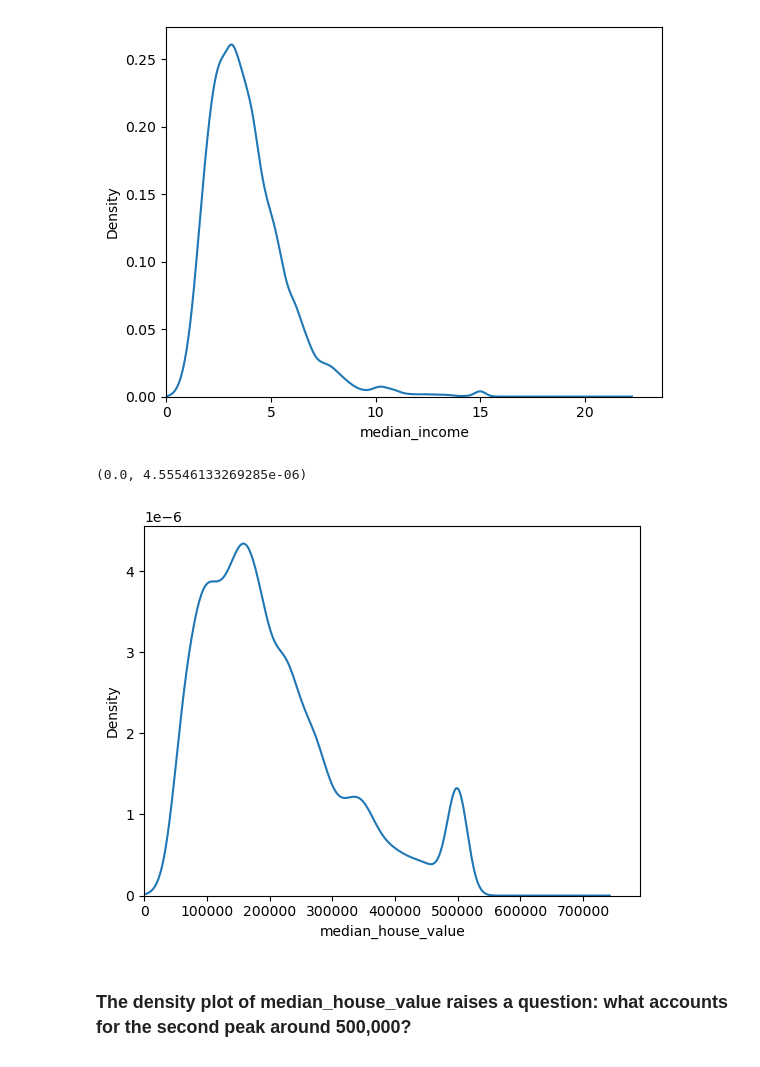
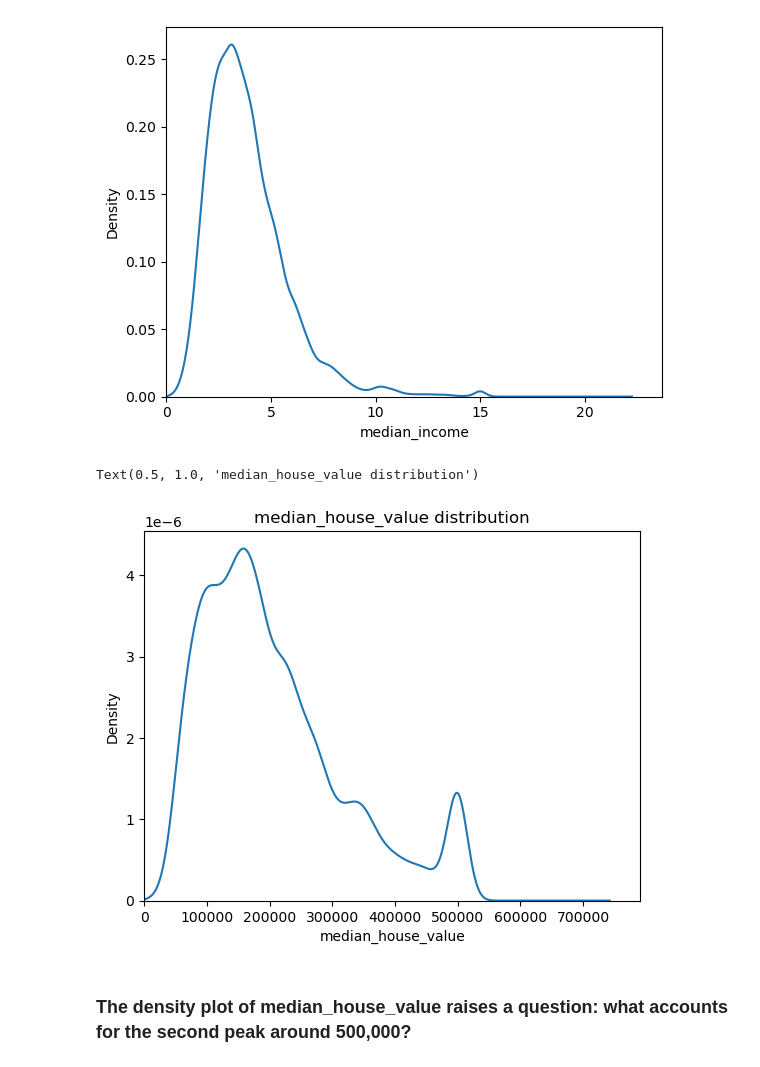
Before and after one commit to VarunAnanth2003/example-kaggle-analysis, a Jupyter notebook: notebooks/exploratory.ipynb, the cells around one changed output. Cells and saved outputs as stored; diff of their text form; code cells hidden in the pictures.

```diff
--- a/notebooks/exploratory.ipynb
+++ b/notebooks/exploratory.ipynb
@@ -101,12 +101,13 @@ plt.ylim(0,)
 # %%
 plt.figure()
 data['median_house_value'].plot(kind='density')
 plt.xlabel('median_house_value')
 plt.xlim(0,)
 plt.ylim(0,)
+plt.title('median_house_value distribution')
 # %% [output]
-(0.0, 4.55546133269285e-06)
+Text(0.5, 1.0, 'median_house_value distribution')
-[figure, old version]
+[figure, new version]
 # %% [markdown]
 ### The density plot of median_house_value raises a question: what accounts for the second peak around 500,000?
 # %% [markdown]
```
Also changed, not shown: parts of 2 cells of this notebook.
